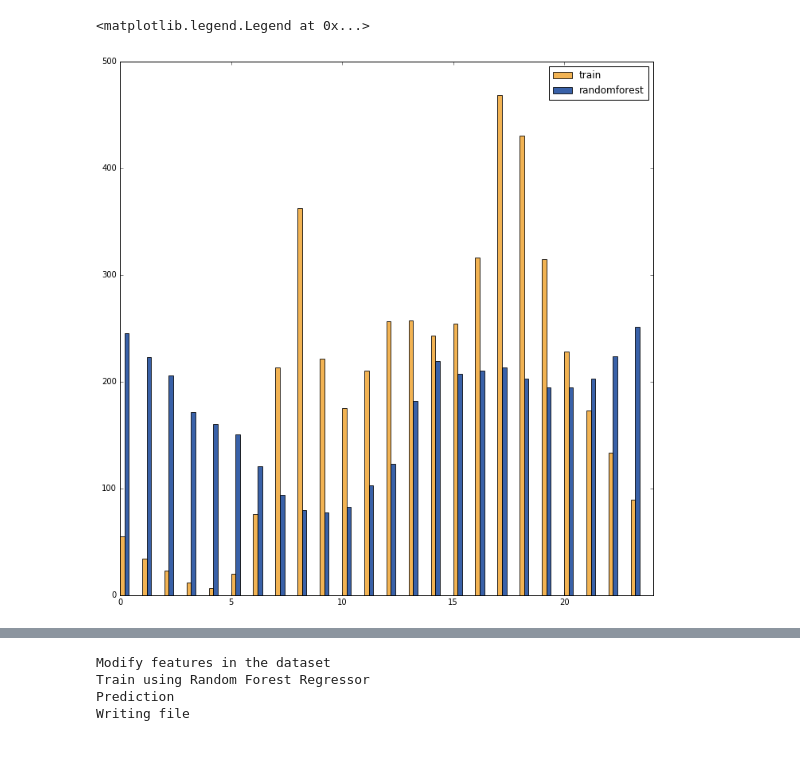
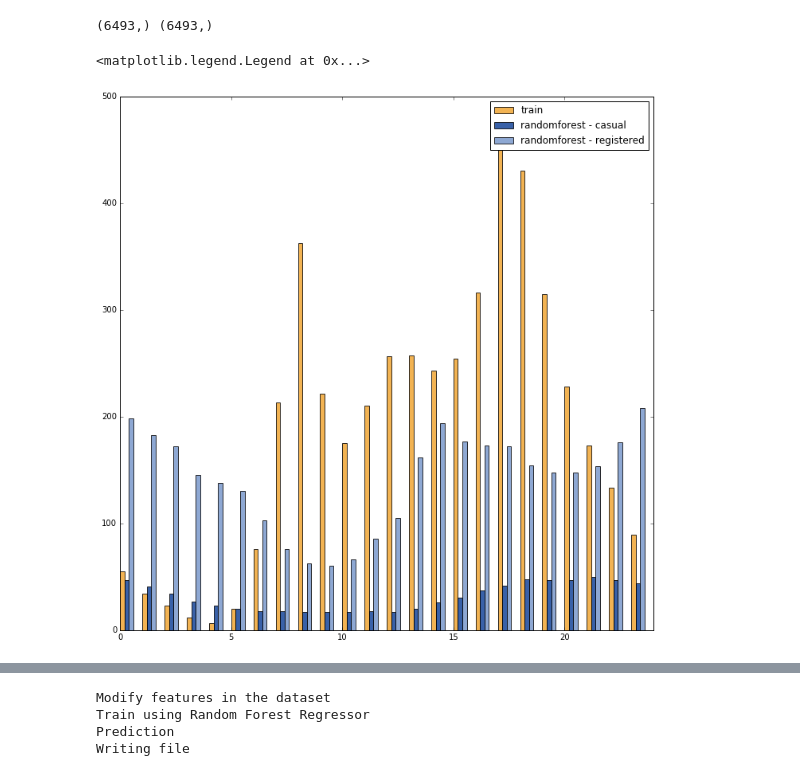
Before and after one commit to MadisonJMyers/W207, a Jupyter notebook: w207_project.ipynb, the cells around one changed output, grey strips where cells are left out. Cells and saved outputs as stored; diff of their text form; code cells hidden in the pictures.

```diff
--- a/w207_project.ipynb
+++ b/w207_project.ipynb
@@ -722,9 +722,9 @@ clf = rf.fit(bin_train_data, registered_output_data)
 results_registered = clf.predict(bin_test_data)
 
 clf = rf.fit(bin_train_data, casual_output_data)
-casual_registered = clf.predict(bin_test_data)
+results_casual = clf.predict(bin_test_data)
 
-results = np.add(results_registered, casual_registered)
+results = np.add(results_registered, results_casual)
 test_lab_f = open("rf_bin_temp.csv", "w")
 
 test_lab_f.write(str(test_labels[0,0]) + "," + str(train_labels[0, -1]))
@@ -955,12 +993,12 @@ np.random.seed(300)
 rf = RandomForestClassifier()
 
 clf = rf.fit(day_train_data, casual_output_data)
-casual_registered = clf.predict(day_test_data)
+results_casual = clf.predict(day_test_data)
 
 clf = rf.fit(day_train_data, registered_output_data)
 results_registered = clf.predict(day_test_data)
 
-results = np.add(results_registered, casual_registered)
+results = np.add(results_registered, results_casual)
 test_lab_f = open("rf_day.csv", "w")
 
 test_lab_f.write(str(test_labels[0,0]) + "," + str(train_labels[0, -1]))
@@ -1013,10 +1051,15 @@ bars_train = plt.bar(set(hour), summarize(new_output_data), bar_width,
                  color='#efa028',
                  label='train')
 
-bars_rf = plt.bar(width_adjust(1*bar_width), summarize(results), bar_width,
+bars_rf = plt.bar(width_adjust(1*bar_width), summarize(results_casual), bar_width,
                  alpha=opacity,
                  color='#073a93',
-                 label='randomforest')
+                 label='randomforest - casual')
+
+bars_rf = plt.bar(width_adjust(2*bar_width), summarize(results_registered), bar_width,
+                 alpha=opacity,
+                 color='#7292c9',
+                 label='randomforest - registered')
 
 plt.legend()
 # %% [output]
@@ -1154,12 +1197,12 @@ np.random.seed(300)
 rf = RandomForestClassifier()
 
 clf = rf.fit(ym_train_data, casual_output_data)
-casual_registered = clf.predict(ym_test_data)
+results_casual = clf.predict(ym_test_data)
 
 clf = rf.fit(ym_train_data, registered_output_data)
 results_registered = clf.predict(ym_test_data)
 
-results = np.add(results_registered, casual_registered)
+results = np.add(results_registered, results_casual)
 test_lab_f = open("rf_ym.csv", "w")
 
 test_lab_f.write(str(test_labels[0,0]) + "," + str(train_labels[0, -1]))
@@ -1213,10 +1256,15 @@ bars_train = plt.bar(set(hour), summarize(new_output_data), bar_width,
                  color='#efa028',
                  label='train')
 
-bars_rf = plt.bar(width_adjust(1*bar_width), summarize(results), bar_width,
+bars_rf = plt.bar(width_adjust(1*bar_width), summarize(results_casual), bar_width,
                  alpha=opacity,
                  color='#073a93',
-                 label='randomforest')
+                 label='randomforest - casual')
+
+bars_rf = plt.bar(width_adjust(2*bar_width), summarize(results_registered), bar_width,
+                 alpha=opacity,
+                 color='#7292c9',
+                 label='randomforest - registered')
 
 plt.legend()
 # %% [output]
@@ -1296,12 +1344,12 @@ np.random.seed(300)
 rf = RandomForestClassifier()
 
 clf = rf.fit(qrt_train_data, casual_output_data)
-casual_registered = clf.predict(qrt_test_data)
+results_casual = clf.predict(qrt_test_data)
 
 clf = rf.fit(qrt_train_data, registered_output_data)
 results_registered = clf.predict(qrt_test_data)
 
-results = np.add(results_registered, casual_registered)
+results = np.add(results_registered, results_casual)
 test_lab_f = open("rf_qrt.csv", "w")
 
 test_lab_f.write(str(test_labels[0,0]) + "," + str(train_labels[0, -1]))
@@ -1333,37 +1381,43 @@ def summarize(preds):
         n = 0
         for h in range(preds.shape[0]):
             if hour[h] == i:
                 count += preds[h]
                 n += 1
         averages[i] = count/n
     return averages
 
 
 plt.figure(figsize=(12,12))
 plt.xlim(0,24)
 bar_width = 0.2
 opacity = 0.8
 
 def width_adjust(x):
     x_adjust = []
     for i in range(24):
         x_adjust.append(hour[i] + x)
     return x_adjust
 
 bars_train = plt.bar(set(hour), summarize(new_output_data), bar_width,
                  alpha=opacity,
                  color='#efa028',
                  label='train')
 
-bars_rf = plt.bar(width_adjust(1*bar_width), summarize(results), bar_width,
+bars_rf = plt.bar(width_adjust(1*bar_width), summarize(results_casual), bar_width,
                  alpha=opacity,
                  color='#073a93',
-                 label='randomforest')
+                 label='randomforest - casual')
+
+bars_rf = plt.bar(width_adjust(2*bar_width), summarize(results_registered), bar_width,
+                 alpha=opacity,
+                 color='#7292c9',
+                 label='randomforest - registered')
 
 plt.legend()
 # %% [output]
-<matplotlib.legend.Legend at 0x...>
+(6493,) (6493,)
+<matplotlib.legend.Legend at 0x...>
-[figure, old version]
+[figure, new version]
 # %%
 from sklearn import svm
 
```
Also changed, not shown: parts of 23 cells of this notebook.
